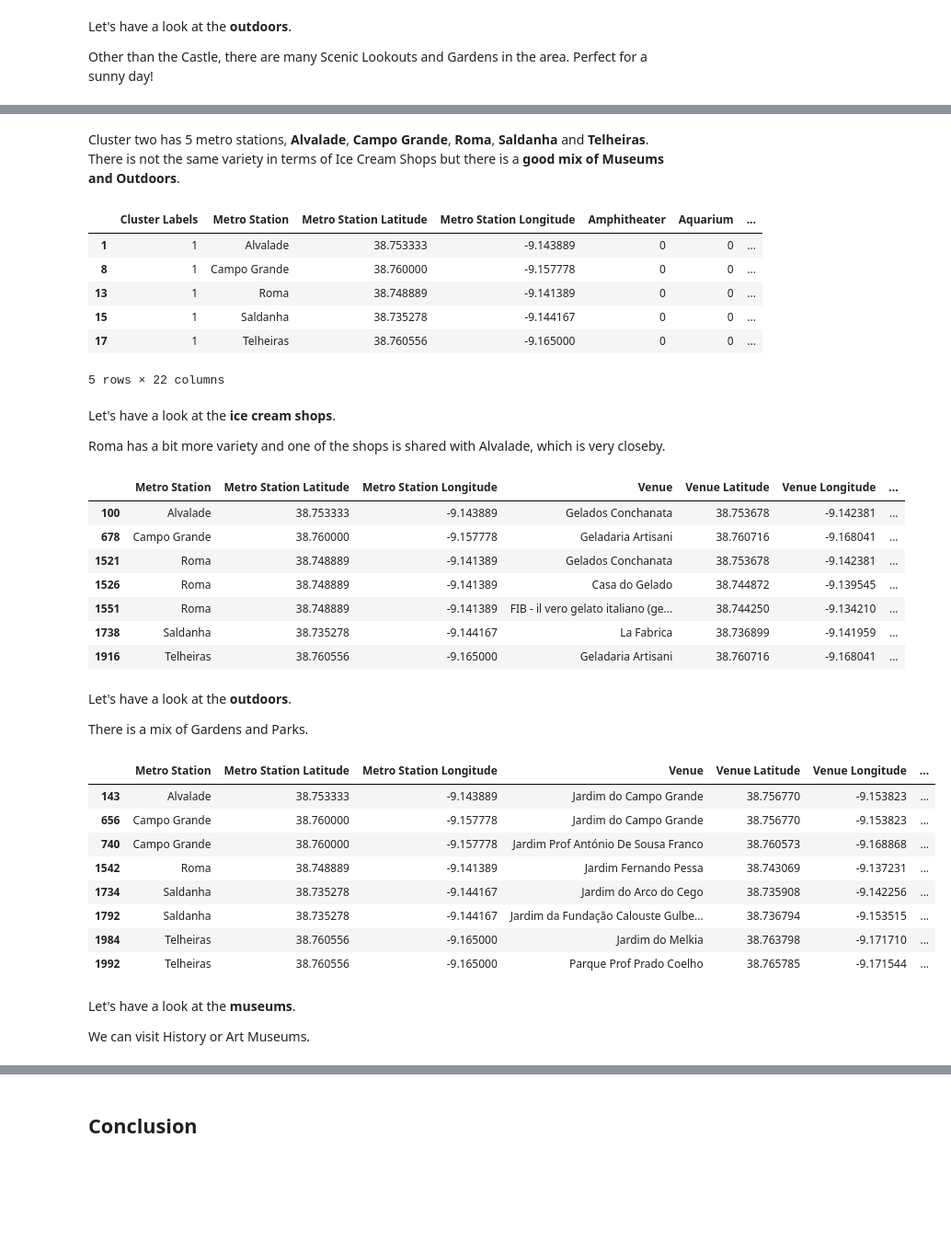
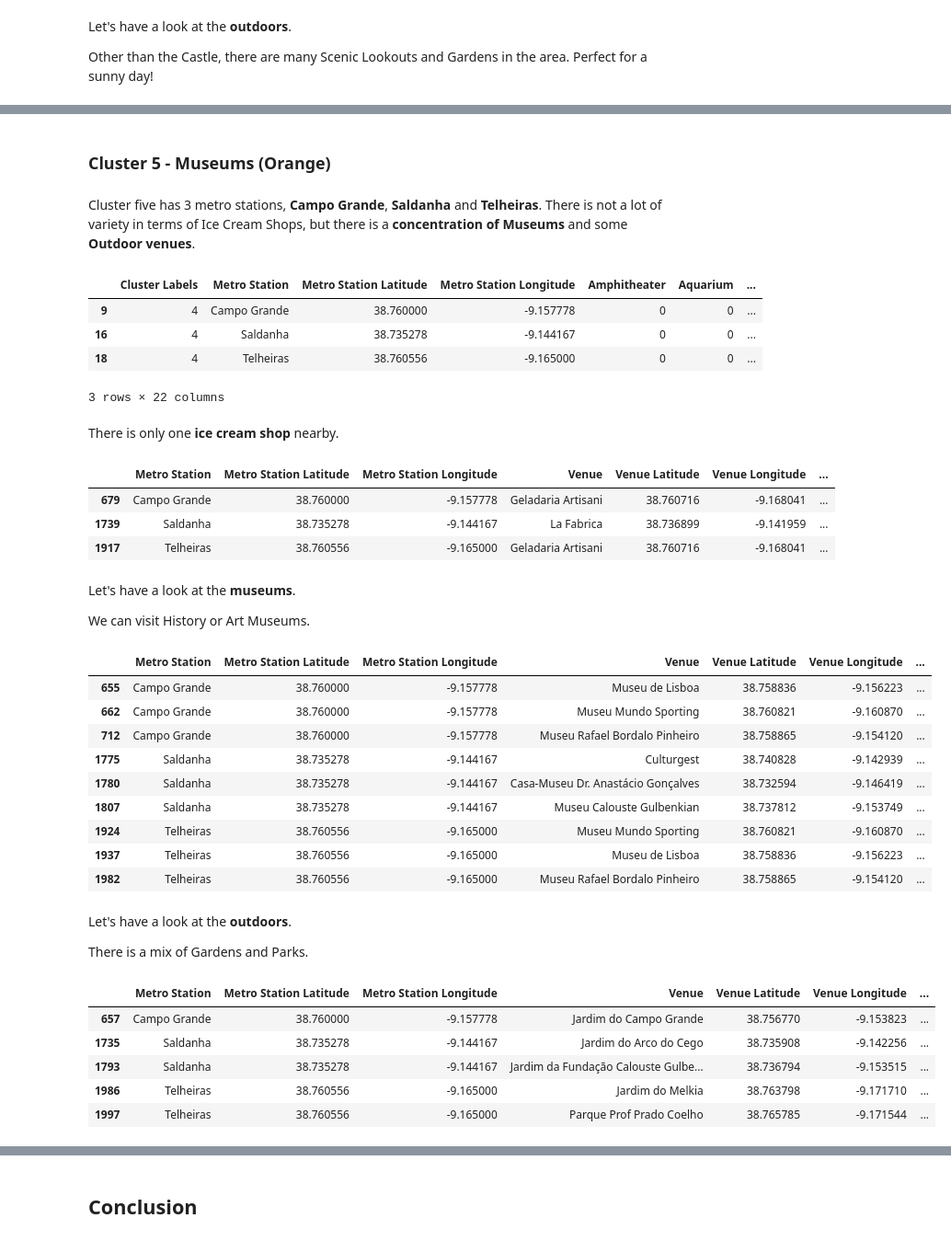
Before and after one commit to AnaMariaAnaMaria/Coursera_Capstone, a Jupyter notebook: Capstone_Week2.ipynb, the cells around one changed output, grey strips where cells are left out. Shown at 92% size. Cells and saved outputs as stored; diff of their text form; code cells hidden in the pictures; blank space fills up the shorter version.

```diff
--- a/Capstone_Week2.ipynb
+++ b/Capstone_Week2.ipynb
@@ -425,6 +425,6 @@ lx_venues_new_grouped
 # %%
 # set number of clusters
-kclusters = 4
+kclusters = 5
 
 lx_venues_new_grouped_clustering = lx_venues_new_grouped.drop('Metro Station', 1)
 
@@ -561,48 +704,52 @@ lx_venues_new[lx_venues_new['Metro Station'].isin(cluster1) & lx_venues_new['Ven
+# %% [markdown]
+### Cluster 5 - Museums (Orange)
 # %% [markdown]
-Cluster two has 5 metro stations, __Alvalade__, __Campo Grande__, __Roma__, __Saldanha__ and __Telheiras__. There is not the same variety in terms of Ice Cream Shops but there is a __good mix of Museums and Outdoors__.
+Cluster five has 3 metro stations, __Campo Grande__, __Saldanha__ and __Telheiras__. There is not a lot of variety in terms of Ice Cream Shops, but there is a __concentration of Museums__ and some __Outdoor venues__.
 # %%
-lx_venues_new_grouped.loc[lx_venues_new_grouped['Cluster Labels'] == 1]
+lx_venues_new_grouped.loc[lx_venues_new_grouped['Cluster Labels'] == 4]
 # %% [output]
 |  | Cluster Labels | Metro Station | Metro Station Latitude | Metro Station Longitude | Amphitheater | Aquarium | ... |
-| 1 | 1 | Alvalade | 38.753333 | -9.143889 | 0 | 0 | ... |
-| 8 | 1 | Campo Grande | 38.760000 | -9.157778 | 0 | 0 | ... |
-| 13 | 1 | Roma | 38.748889 | -9.141389 | 0 | 0 | ... |
-| 15 | 1 | Saldanha | 38.735278 | -9.144167 | 0 | 0 | ... |
-| 17 | 1 | Telheiras | 38.760556 | -9.165000 | 0 | 0 | ... |
+| 9 | 4 | Campo Grande | 38.760000 | -9.157778 | 0 | 0 | ... |
+| 16 | 4 | Saldanha | 38.735278 | -9.144167 | 0 | 0 | ... |
+| 18 | 4 | Telheiras | 38.760556 | -9.165000 | 0 | 0 | ... |
-5 rows × 22 columns
+3 rows × 22 columns
-# %% [markdown]
-Let's have a look at the __ice cream shops__.
-
-Roma has a bit more variety and one of the shops is shared with Alvalade, which is very closeby.
+# %% [markdown]
+There is only one __ice cream shop__ nearby.
 # %%
-cluster2 = lx_venues_new_grouped.loc[lx_venues_new_grouped['Cluster Labels'] == 1]['Metro Station'].tolist()
-lx_venues_new[lx_venues_new['Metro Station'].isin(cluster2) & lx_venues_new['Venue Category'].isin(['Ice Cream Shop'])]
+cluster5 = lx_venues_new_grouped.loc[lx_venues_new_grouped['Cluster Labels'] == 4]['Metro Station'].tolist()
+lx_venues_new[lx_venues_new['Metro Station'].isin(cluster5) & lx_venues_new['Venue Category'].isin(['Ice Cream Shop'])]
 # %% [output]
 |  | Metro Station | Metro Station Latitude | Metro Station Longitude | Venue | Venue Latitude | Venue Longitude | ... |
-| 100 | Alvalade | 38.753333 | -9.143889 | Gelados Conchanata | 38.753678 | -9.142381 | ... |
-| 678 | Campo Grande | 38.760000 | -9.157778 | Geladaria Artisani | 38.760716 | -9.168041 | ... |
-| 1521 | Roma | 38.748889 | -9.141389 | Gelados Conchanata | 38.753678 | -9.142381 | ... |
-| 1526 | Roma | 38.748889 | -9.141389 | Casa do Gelado | 38.744872 | -9.139545 | ... |
-| 1551 | Roma | 38.748889 | -9.141389 | FIB - il vero gelato italiano (ge... | 38.744250 | -9.134210 | ... |
-| 1738 | Saldanha | 38.735278 | -9.144167 | La Fabrica | 38.736899 | -9.141959 | ... |
-| 1916 | Telheiras | 38.760556 | -9.165000 | Geladaria Artisani | 38.760716 | -9.168041 | ... |
+| 679 | Campo Grande | 38.760000 | -9.157778 | Geladaria Artisani | 38.760716 | -9.168041 | ... |
+| 1739 | Saldanha | 38.735278 | -9.144167 | La Fabrica | 38.736899 | -9.141959 | ... |
+| 1917 | Telheiras | 38.760556 | -9.165000 | Geladaria Artisani | 38.760716 | -9.168041 | ... |
+# %% [markdown]
+Let's have a look at the __museums__.
+
+We can visit History or Art Museums.
+# %%
+lx_venues_new[lx_venues_new['Metro Station'].isin(cluster5) & lx_venues_new['Venue Category'].isin(museums)]
+# %% [output]
+|  | Metro Station | Metro Station Latitude | Metro Station Longitude | Venue | Venue Latitude | Venue Longitude | ... |
+| 655 | Campo Grande | 38.760000 | -9.157778 | Museu de Lisboa | 38.758836 | -9.156223 | ... |
+| 662 | Campo Grande | 38.760000 | -9.157778 | Museu Mundo Sporting | 38.760821 | -9.160870 | ... |
+| 712 | Campo Grande | 38.760000 | -9.157778 | Museu Rafael Bordalo Pinheiro | 38.758865 | -9.154120 | ... |
+| 1775 | Saldanha | 38.735278 | -9.144167 | Culturgest | 38.740828 | -9.142939 | ... |
+| 1780 | Saldanha | 38.735278 | -9.144167 | Casa-Museu Dr. Anastácio Gonçalves | 38.732594 | -9.146419 | ... |
+| 1807 | Saldanha | 38.735278 | -9.144167 | Museu Calouste Gulbenkian | 38.737812 | -9.153749 | ... |
+| 1924 | Telheiras | 38.760556 | -9.165000 | Museu Mundo Sporting | 38.760821 | -9.160870 | ... |
+| 1937 | Telheiras | 38.760556 | -9.165000 | Museu de Lisboa | 38.758836 | -9.156223 | ... |
+| 1982 | Telheiras | 38.760556 | -9.165000 | Museu Rafael Bordalo Pinheiro | 38.758865 | -9.154120 | ... |
 # %% [markdown]
 Let's have a look at the __outdoors__.
 
 There is a mix of Gardens and Parks.
 # %%
-lx_venues_new[lx_venues_new['Metro Station'].isin(cluster2) & lx_venues_new['Venue Category'].isin(outdoors)]
+lx_venues_new[lx_venues_new['Metro Station'].isin(cluster5) & lx_venues_new['Venue Category'].isin(outdoors)]
 # %% [output]
 |  | Metro Station | Metro Station Latitude | Metro Station Longitude | Venue | Venue Latitude | Venue Longitude | ... |
-| 143 | Alvalade | 38.753333 | -9.143889 | Jardim do Campo Grande | 38.756770 | -9.153823 | ... |
-| 656 | Campo Grande | 38.760000 | -9.157778 | Jardim do Campo Grande | 38.756770 | -9.153823 | ... |
-| 740 | Campo Grande | 38.760000 | -9.157778 | Jardim Prof António De Sousa Franco | 38.760573 | -9.168868 | ... |
-| 1542 | Roma | 38.748889 | -9.141389 | Jardim Fernando Pessa | 38.743069 | -9.137231 | ... |
-| 1734 | Saldanha | 38.735278 | -9.144167 | Jardim do Arco do Cego | 38.735908 | -9.142256 | ... |
-| 1792 | Saldanha | 38.735278 | -9.144167 | Jardim da Fundação Calouste Gulbe... | 38.736794 | -9.153515 | ... |
-| 1984 | Telheiras | 38.760556 | -9.165000 | Jardim do Melkia | 38.763798 | -9.171710 | ... |
-| 1992 | Telheiras | 38.760556 | -9.165000 | Parque Prof Prado Coelho | 38.765785 | -9.171544 | ... |
+| 657 | Campo Grande | 38.760000 | -9.157778 | Jardim do Campo Grande | 38.756770 | -9.153823 | ... |
+| 1735 | Saldanha | 38.735278 | -9.144167 | Jardim do Arco do Cego | 38.735908 | -9.142256 | ... |
+| 1793 | Saldanha | 38.735278 | -9.144167 | Jardim da Fundação Calouste Gulbe... | 38.736794 | -9.153515 | ... |
+| 1986 | Telheiras | 38.760556 | -9.165000 | Jardim do Melkia | 38.763798 | -9.171710 | ... |
+| 1997 | Telheiras | 38.760556 | -9.165000 | Parque Prof Prado Coelho | 38.765785 | -9.171544 | ... |
-# %% [markdown]
-Let's have a look at the __museums__.
-
-We can visit History or Art Museums.
```
Also changed, not shown: parts of 53 cells of this notebook.
